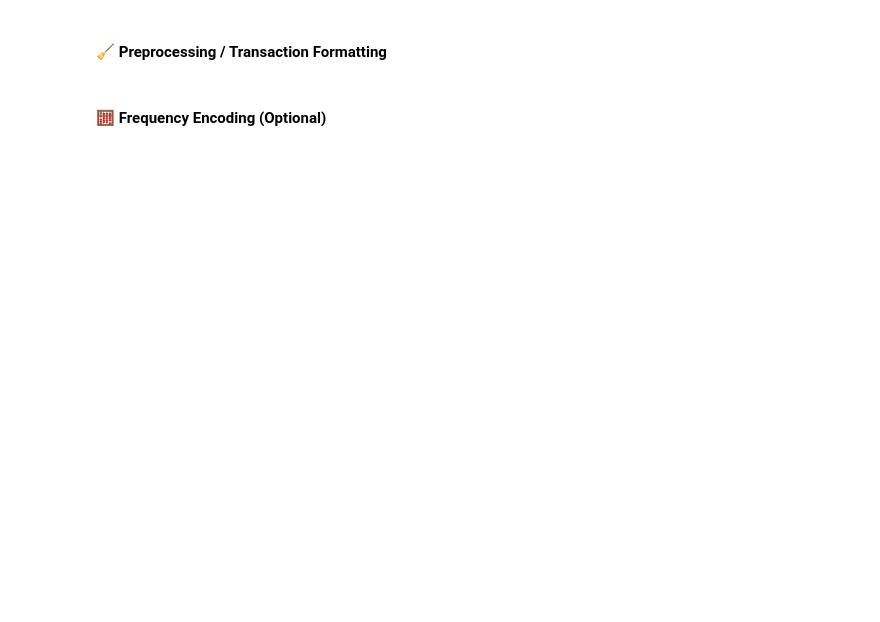
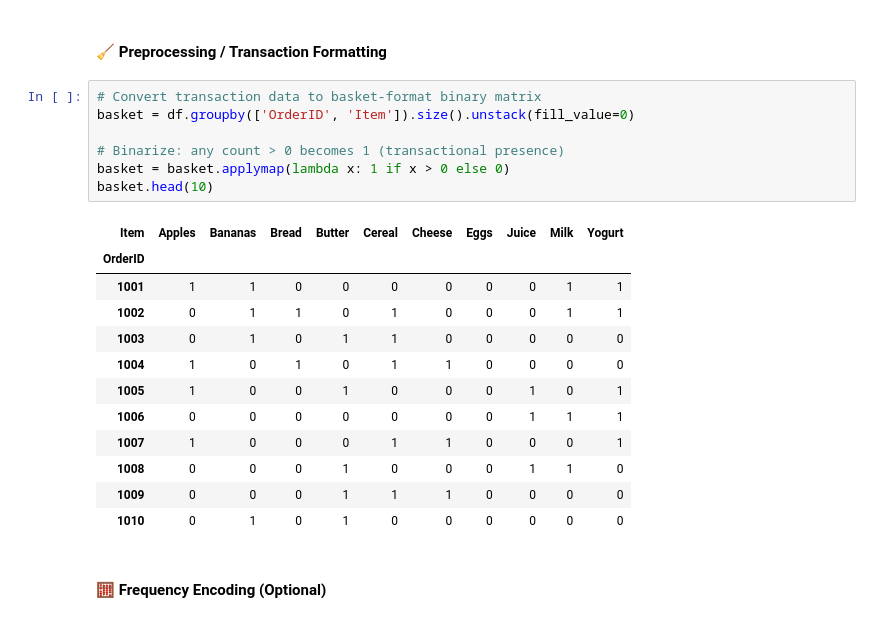
Before and after one commit to ashrithssreddy/ml-toolkit, a Jupyter notebook: Unsupervised_Learning/association_rule_learning.ipynb, the cells around one changed output. Cells and saved outputs as stored; diff of their text form; blank space fills up the shorter version.

```diff
--- a/Unsupervised_Learning/association_rule_learning.ipynb
+++ b/Unsupervised_Learning/association_rule_learning.ipynb
@@ -67,6 +143,26 @@ ___
 # %% [markdown]
 <a id="preprocessing"></a>
 #### 🧹 Preprocessing / Transaction Formatting
+# %%
+# Convert transaction data to basket-format binary matrix
+basket = df.groupby(['OrderID', 'Item']).size().unstack(fill_value=0)
+
+# Binarize: any count > 0 becomes 1 (transactional presence)
+basket = basket.applymap(lambda x: 1 if x > 0 else 0)
+basket.head(10)
+# %% [output]
+| Item | Apples | Bananas | Bread | Butter | Cereal | Cheese | Eggs | Juice | Milk | Yogurt |
+| OrderID |  |  |  |  |  |  |  |  |  |  |
+| 1001 | 1 | 1 | 0 | 0 | 0 | 0 | 0 | 0 | 1 | 1 |
+| 1002 | 0 | 1 | 1 | 0 | 1 | 0 | 0 | 0 | 1 | 1 |
+| 1003 | 0 | 1 | 0 | 1 | 1 | 0 | 0 | 0 | 0 | 0 |
+| 1004 | 1 | 0 | 1 | 0 | 1 | 1 | 0 | 0 | 0 | 0 |
+| 1005 | 1 | 0 | 0 | 1 | 0 | 0 | 0 | 1 | 0 | 1 |
+| 1006 | 0 | 0 | 0 | 0 | 0 | 0 | 0 | 1 | 1 | 1 |
+| 1007 | 1 | 0 | 0 | 0 | 1 | 1 | 0 | 0 | 0 | 1 |
+| 1008 | 0 | 0 | 0 | 1 | 0 | 0 | 0 | 1 | 1 | 0 |
+| 1009 | 0 | 0 | 0 | 1 | 1 | 1 | 0 | 0 | 0 | 0 |
+| 1010 | 0 | 1 | 0 | 1 | 0 | 0 | 0 | 0 | 0 | 0 |
 # %% [markdown]
 <a id="frequency-encoding"></a>
 #### 🧮 Frequency Encoding (Optional)
```
Also changed, not shown: parts of 14 cells of this notebook.
